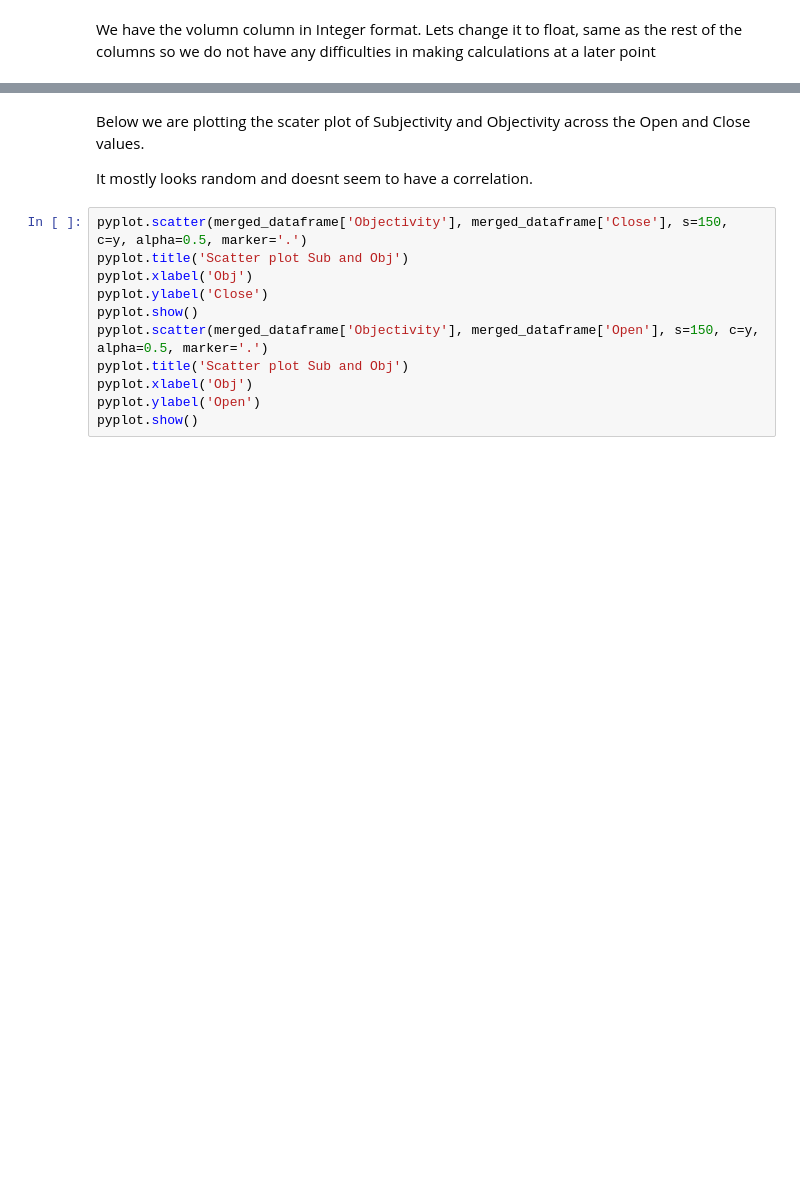
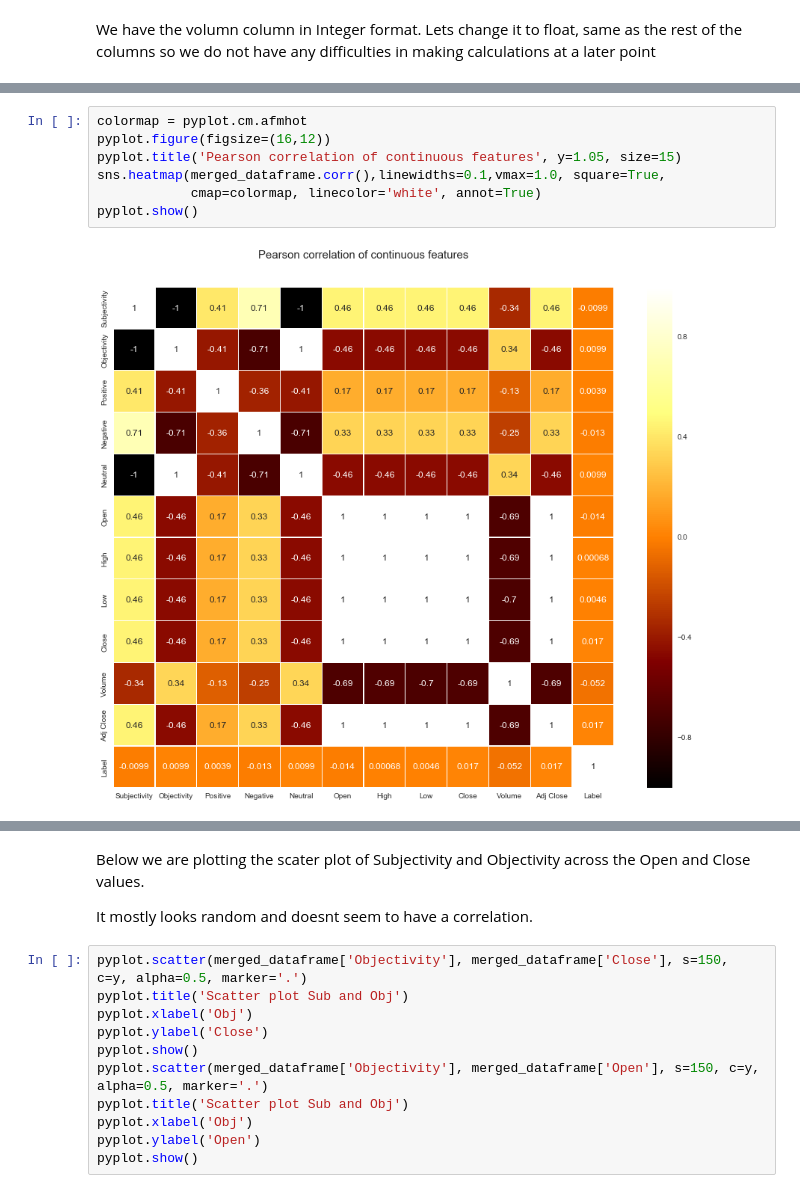
Before and after one commit to ShreyamsJain/Stock-Price-Prediction-Model, a Jupyter notebook: StockPredictionModelv2.ipynb, the cells around one changed output, grey strips where cells are left out. Cells and saved outputs as stored; diff of their text form; blank space fills up the shorter version.

```diff
--- a/StockPredictionModelv2.ipynb
+++ b/StockPredictionModelv2.ipynb
@@ -348,0 +295,9 @@ You can see the scatter plot below.
+# %%
+colormap = pyplot.cm.afmhot
+pyplot.figure(figsize=(16,12))
+pyplot.title('Pearson correlation of continuous features', y=1.05, size=15)
+sns.heatmap(merged_dataframe.corr(),linewidths=0.1,vmax=1.0, square=True,
+            cmap=colormap, linecolor='white', annot=True)
+pyplot.show()
+# %% [output]
+[figure, added]
```
Also changed, not shown: parts of 35 cells of this notebook.
